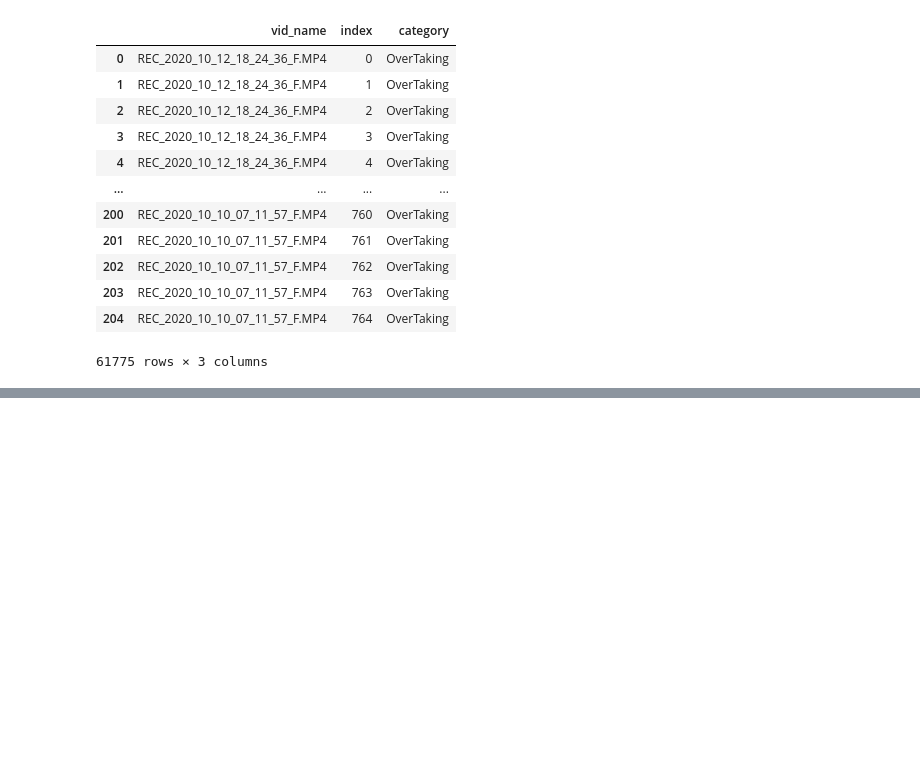
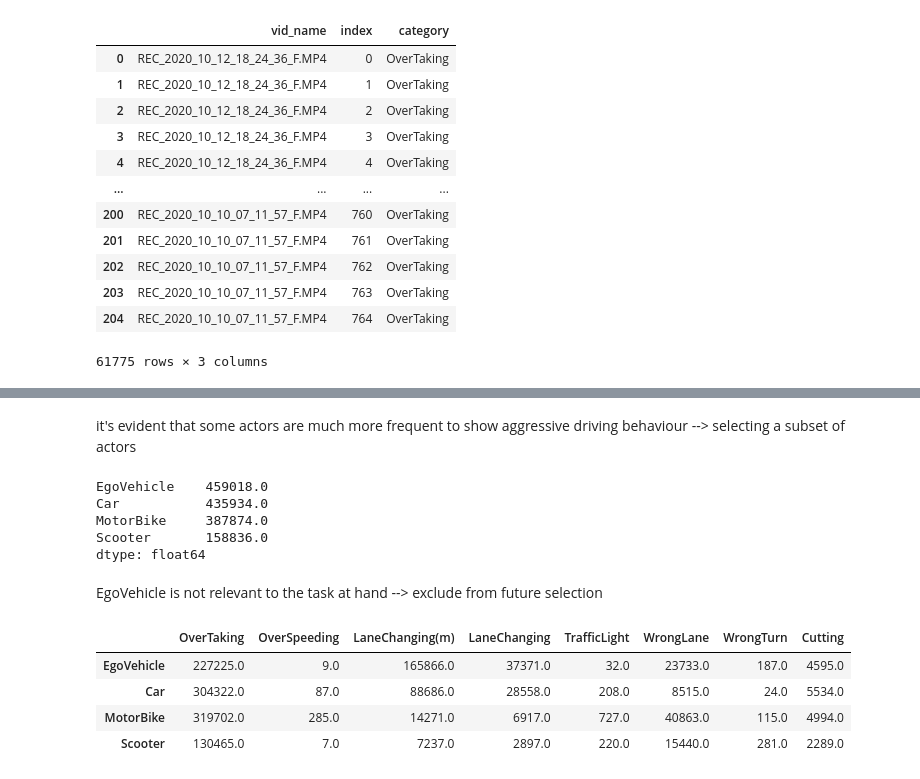
Before and after one commit to unofficial-Jona/assessing_ADB, a Jupyter notebook: dataset_preparations.ipynb, the cells around one changed output, grey strips where cells are left out. Cells and saved outputs as stored; diff of their text form; code cells hidden in the pictures; blank space fills up the shorter version.

```diff
--- a/dataset_preparations.ipynb
+++ b/dataset_preparations.ipynb
@@ -430,0 +392,5 @@ df.to_csv('actions_by_actors.csv')
+# %%
+action_df = pd.read_csv('actions_by_actors.csv', index_col=0)
+
+print('frames_per_actor')
+action_df.sum(axis=1).sort_values(ascending=False)
@@ -430,0 +418,20 @@ df.to_csv('actions_by_actors.csv')
+# %% [markdown]
+it's evident that some actors are much more frequent to show aggressive driving behaviour --> selecting a subset of actors
+# %%
+action_df.sum(axis=1).sort_values(ascending=False).loc[action_df.sum(axis=1) > 100000]
+# %% [output]
+EgoVehicle    459018.0
+Car           435934.0
+MotorBike     387874.0
+Scooter       158836.0
+dtype: float64
+# %% [markdown]
+EgoVehicle is not relevant to the task at hand --> exclude from future selection
+# %%
+action_df.loc[action_df.sum(axis=1).loc[action_df.sum(axis=1) > 100000].index,:]
+# %% [output]
+|  | OverTaking | OverSpeeding | LaneChanging(m) | LaneChanging | TrafficLight | WrongLane | WrongTurn | Cutting |
+| EgoVehicle | 227225.0 | 9.0 | 165866.0 | 37371.0 | 32.0 | 23733.0 | 187.0 | 4595.0 |
+| Car | 304322.0 | 87.0 | 88686.0 | 28558.0 | 208.0 | 8515.0 | 24.0 | 5534.0 |
+| MotorBike | 319702.0 | 285.0 | 14271.0 | 6917.0 | 727.0 | 40863.0 | 115.0 | 4994.0 |
+| Scooter | 130465.0 | 7.0 | 7237.0 | 2897.0 | 220.0 | 15440.0 | 281.0 | 2289.0 |
```
Also changed, not shown: parts of 6 cells of this notebook, 7 other files.
